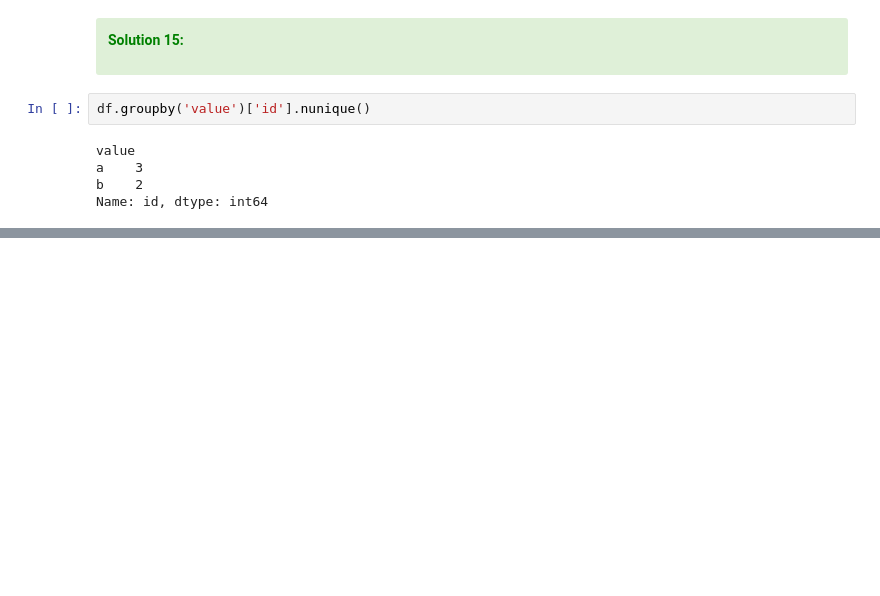
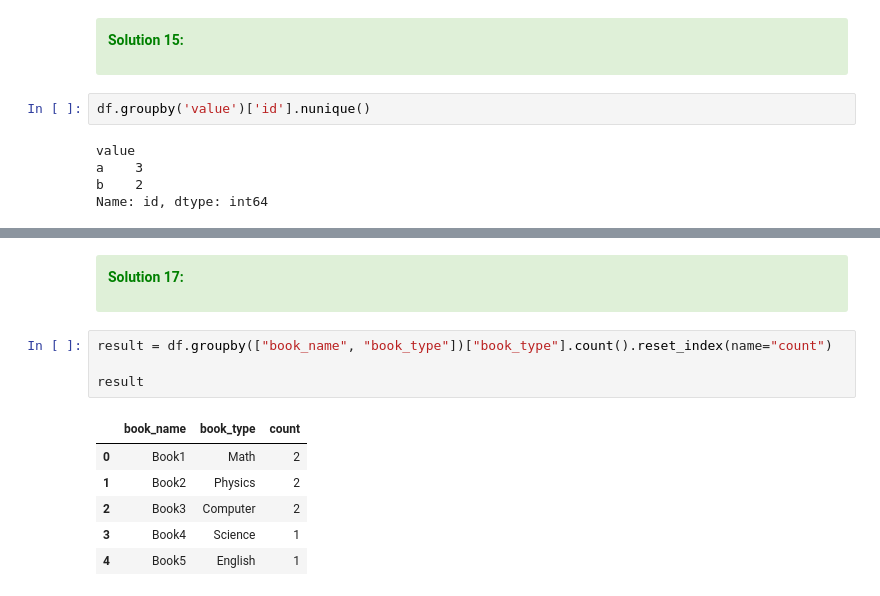
Before and after one commit to aziart/pandas-exercises, a Jupyter notebook: 12 - w3exercises/01 - Grouping and Aggregating 1/01 - Grouping and Aggregationg.ipynb, the cells around one changed output, grey strips where cells are left out. Cells and saved outputs as stored; diff of their text form; blank space fills up the shorter version.

```diff
--- a/12 - w3exercises/01 - Grouping and Aggregating 1/01 - Grouping and Aggregationg.ipynb
+++ b/12 - w3exercises/01 - Grouping and Aggregating 1/01 - Grouping and Aggregationg.ipynb
@@ -680,0 +730,15 @@ Name: id, dtype: int64
+# %% [markdown]
+<div class="alert alert-success">
+
+**<font color="green">Solution 17:</font>**
+# %%
+result = df.groupby(["book_name", "book_type"])["book_type"].count().reset_index(name="count")
+
+result
+# %% [output]
+|  | book_name | book_type | count |
+| 0 | Book1 | Math | 2 |
+| 1 | Book2 | Physics | 2 |
+| 2 | Book3 | Computer | 2 |
+| 3 | Book4 | Science | 1 |
+| 4 | Book5 | English | 1 |
```
Also changed, not shown: parts of 10 cells of this notebook.
